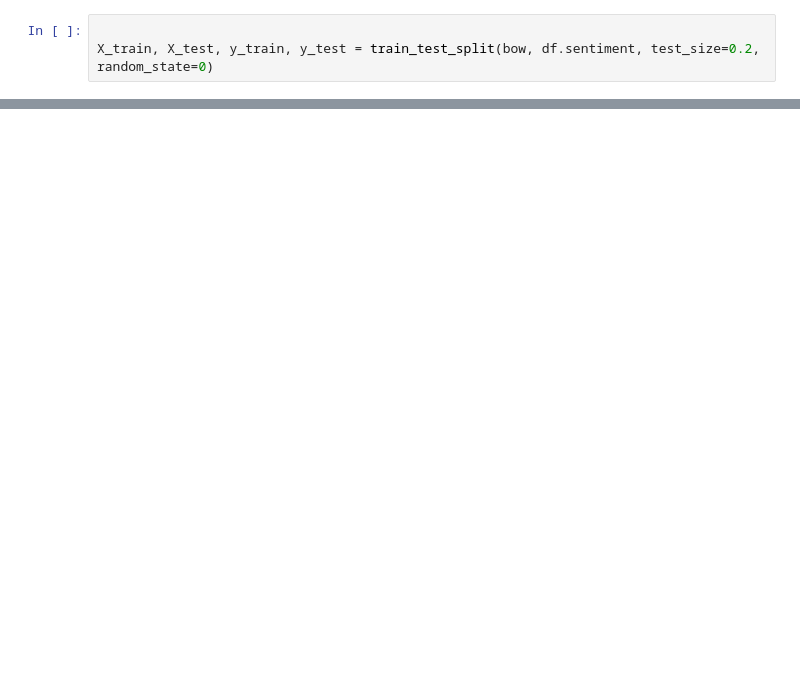
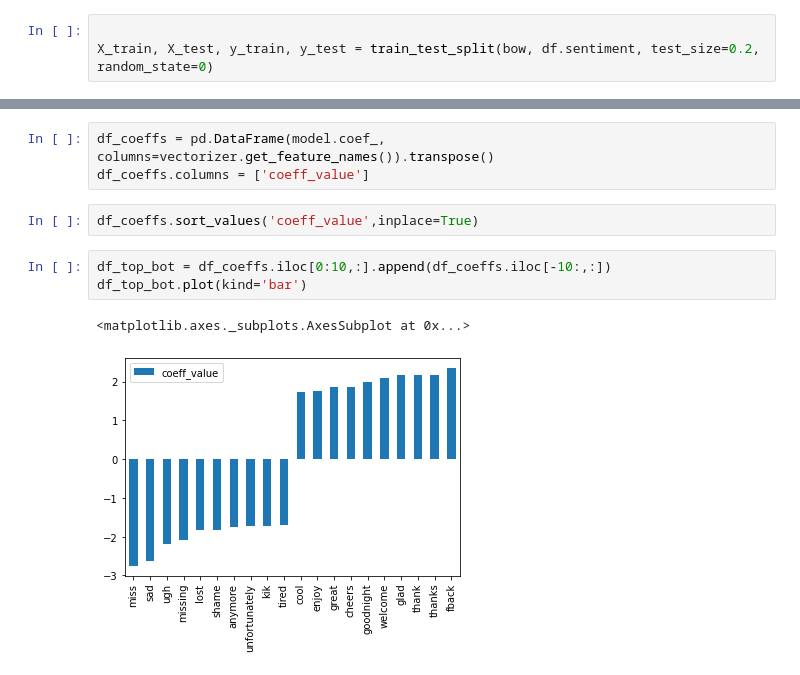
Before and after one commit to hhardway/sentiment_analysis, a Jupyter notebook: tweet_sentiment.ipynb, the cells around one changed output, grey strips where cells are left out. Drawn from its saved outputs; the diff is of its cells as text; blank space fills up the shorter version.

```diff
--- a/tweet_sentiment.ipynb
+++ b/tweet_sentiment.ipynb
@@ -119,0 +209,11 @@ print ("auc (test data):" , roc_auc_score(y_test, model.predict(X_test)))
+# %%
+df_coeffs = pd.DataFrame(model.coef_, columns=vectorizer.get_feature_names()).transpose()
+df_coeffs.columns = ['coeff_value']
+# %%
+df_coeffs.sort_values('coeff_value',inplace=True)
+# %%
+df_top_bot = df_coeffs.iloc[0:10,:].append(df_coeffs.iloc[-10:,:])
+df_top_bot.plot(kind='bar')
+# %% [output]
+<matplotlib.axes._subplots.AxesSubplot at 0x...>
+[figure, added]
```
Also changed, not shown: parts of 30 cells of this notebook.
